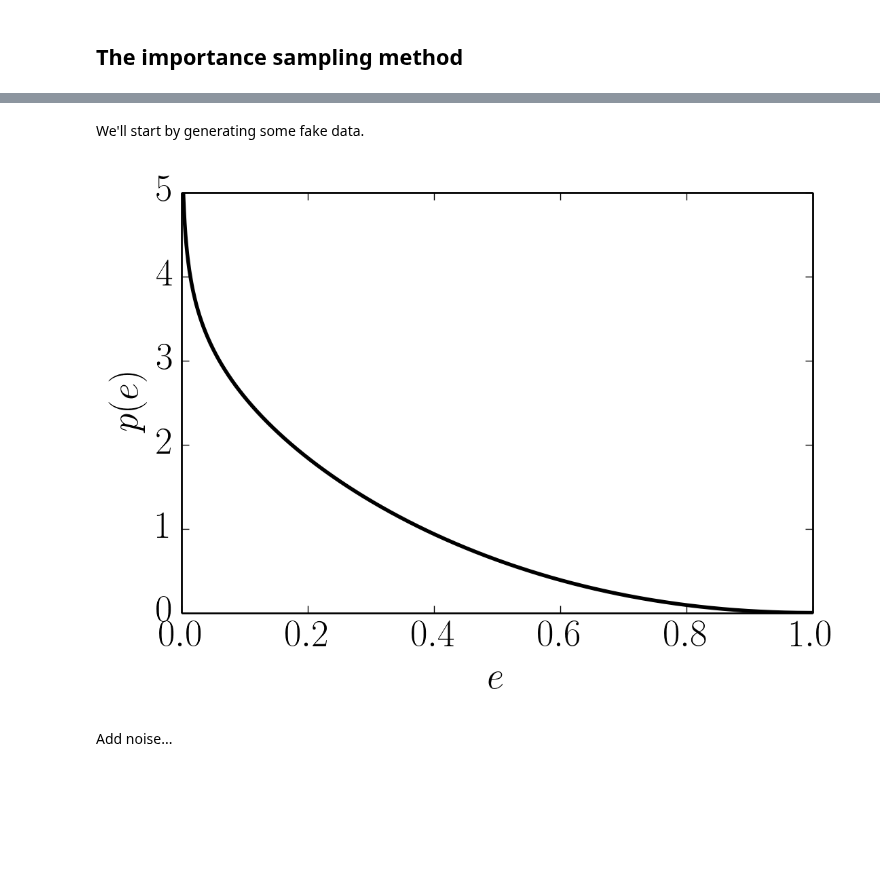
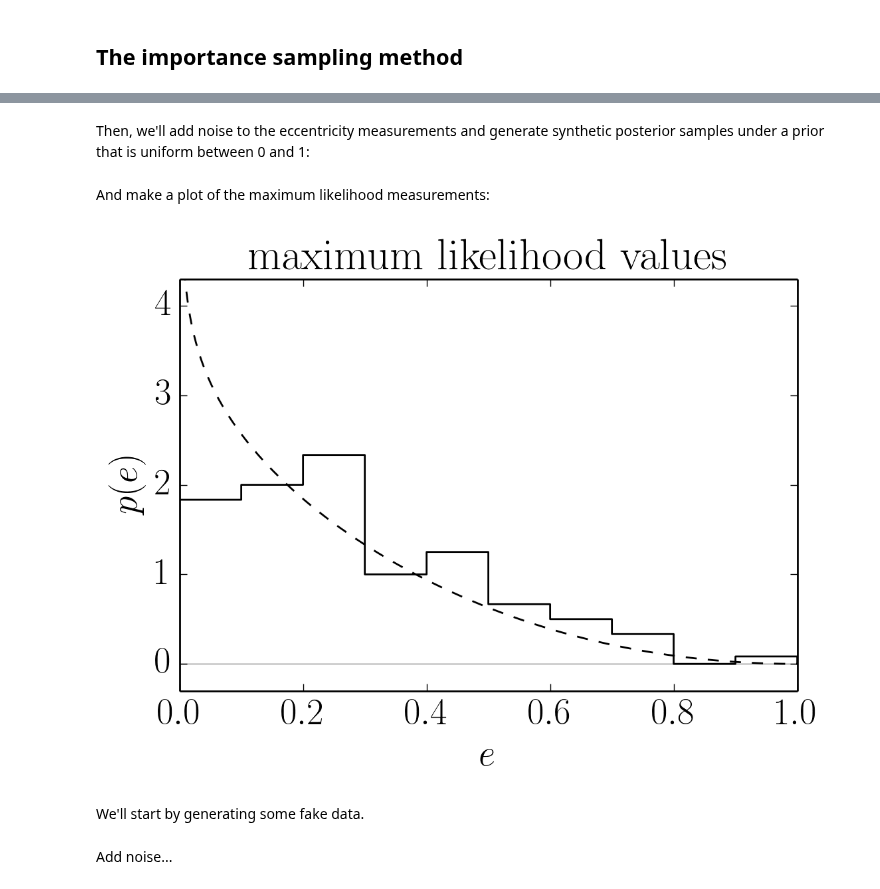
Before and after one commit to dfm-io/dfm.io, a Jupyter notebook: content/downloads/notebooks/eccentricity.ipynb, the cells around one changed output, grey strips where cells are left out. Saved outputs shown, nothing was run; the diff lists cells and outputs as text; code cells hidden in the pictures; blank space fills up the shorter version.

```diff
--- a/content/downloads/notebooks/eccentricity.ipynb
+++ b/content/downloads/notebooks/eccentricity.ipynb
@@ -40,3 +91,31 @@ where $\theta$ is the vector of parameters describing the population, $\{w_k\}$
+# %% [markdown]
+Then, we'll add noise to the eccentricity measurements and generate synthetic posterior samples under a prior that is uniform between 0 and 1:
+# %%
+sigma = np.random.uniform(0.1, 0.2, size=len(true_e))
+ml_e = np.empty_like(true_e)
+post_e = np.empty((len(true_e), 1000))
+for i, e in enumerate(true_e):
+    # Generate the "maximum likelihood" value.
+    ml_e[i] = e + sigma[i] * np.random.randn()
+
+    # Generate fake posterior samples.
+    m = np.ones_like(post_e[i], dtype=bool)
+    while np.any(m):
+        post_e[i, m] = ml_e[i] + sigma[i] * np.random.randn(np.sum(m))
+        m = (post_e[i] <= 0) + (post_e[i] >= 1)
+# %% [markdown]
+And make a plot of the maximum likelihood measurements:
+# %%
+pl.hist(ml_e, bin_edges, color="k", histtype="step", normed=True)
+pl.plot(x, true_dist.pdf(x), "--k")
+pl.xlabel("$e$")
+pl.ylabel("$p(e)$")
+pl.gca().axhline(0, color="k", alpha=0.2)
+pl.xlim(0, 1)
+pl.ylim(-0.3, 4.3)
+pl.title("maximum likelihood values");
+# %% [output]
+[figure, added]
 # %%
 import emcee
 import triangle
@@ -55,9 +128,0 @@ dist = stats.beta(0.867, 3.03)
-# %%
-x = np.linspace(0, 1, 5000)
-pl.plot(x, dist.pdf(x), "k", lw=2)
-pl.xlabel("$e$")
-pl.ylabel("$p(e)$")
-pl.xlim(0, 1)
-pl.ylim(0, 5);
-# %% [output]
-[figure, removed]
```
Also changed, not shown: parts of 24 cells of this notebook, 25 other files.
